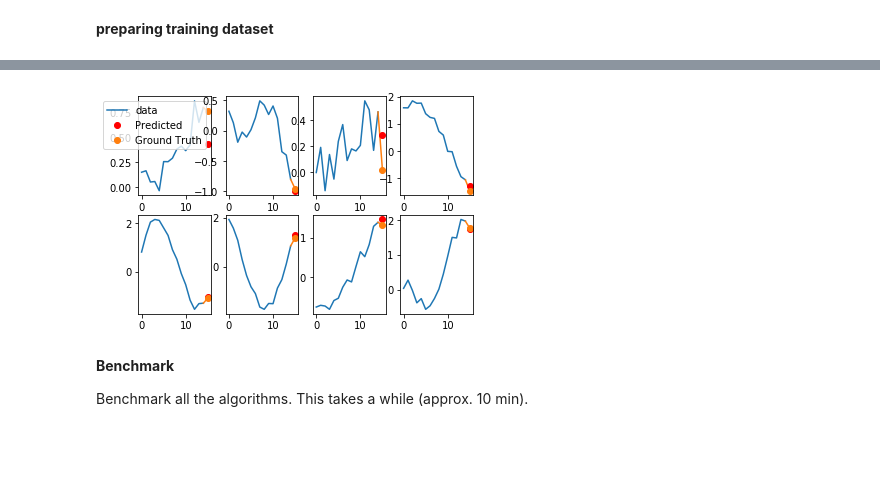
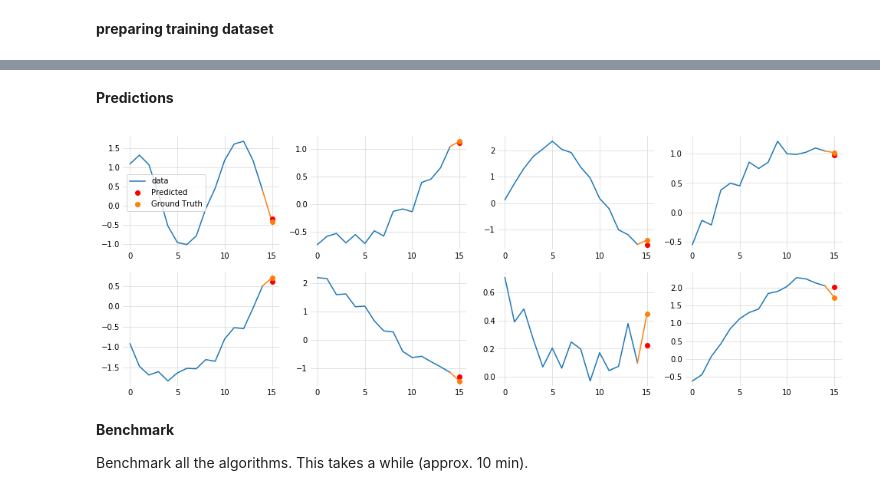
Before and after one commit to bivek2211/NLP, a Jupyter notebook: RNN prediction.ipynb, the cells around one changed output, grey strips where cells are left out. Saved outputs shown, nothing was run; the diff lists cells and outputs as text; code cells hidden in the pictures; blank space fills up the shorter version.

```diff
--- a/RNN prediction.ipynb
+++ b/RNN prediction.ipynb
@@ -307,15 +290,0 @@ The `ymax` argument was deprecated in Matplotlib 3.0 and will be removed in 3.2.
-# %%
-def picture_this_3(Yout_, evaldata, evallabels, seqlen):
-    subplot = 241
-    colors = plt.rcParams['axes.prop_cycle'].by_key()['color']
-    for i in range(8):
-        plt.subplot(subplot)
-        k = int(np.random.rand() * evaldata.shape[0])
-        l0, = plt.plot(evaldata[k, 1:], label="data")
-        plt.plot([seqlen-2, seqlen-1], evallabels[k, -2:])
-        l1, = plt.plot([seqlen-1], [Yout_[k]], "o", color="red", label='Predicted')
-        l2, = plt.plot([seqlen-1], [evallabels[k][-1]], "o", color=colors[1], label='Ground Truth')
-        if i==0:
-            plt.legend(handles=[l0, l1, l2])
-        subplot += 1
-    plt.show()
@@ -321,0 +318,11 @@ def picture_this_3(Yout_, evaldata, evallabels, seqlen):
+# %%
+# RNN model with loss computed on last N elements (RMSE: 0.163 after 10 epochs)
+model_layers_RNN_N = [
+    l.Reshape([SEQLEN, 1], input_shape=[SEQLEN,]), # [BATCHSIZE, SEQLEN, 1] is necessary for RNN model
+    l.GRU(RNN_CELLSIZE, return_sequences=True),
+    l.GRU(RNN_CELLSIZE, return_sequences=True), # output shape [BATCHSIZE, SEQLEN, RNN_CELLSIZE]
+    l.TimeDistributed(l.Dense(1)),              # output shape [BATCHSIZE, SEQLEN, 1]
+    l.Lambda(lambda x: x[:,-LAST_N:SEQLEN,0]) # last N item(s) in sequence: output shape [BATCHSIZE, LAST_N]
+]
+
+model_RNN_N = compile_keras_sequential_model(model_layers_RNN_N, 'RNN_N')
@@ -321,0 +350,10 @@ def picture_this_3(Yout_, evaldata, evallabels, seqlen):
+# %%
+# You can re-execute this cell to continue training
+
+NB_EPOCHS = 5      # number of times the data is repeated during training
+steps_per_epoch = DATA_LEN // SEQLEN // BATCHSIZE
+
+model = model_RNN_N # model to train: model_LINEAR, model_DNN, model_CNN, model_RNN, model_RNN_N
+train_ds = get_training_dataset(last_n=LAST_N) # use last_n=LAST_N for model_RNN_N
+
+history = model.fit(train_ds, steps_per_epoch=steps_per_epoch, epochs=NB_EPOCHS)
@@ -322,8 +396,13 @@ def picture_this_3(Yout_, evaldata, evallabels, seqlen):
+# %% [markdown]
+**Predictions**
 # %%
 # execute multiple times to see different sample sequences
-picture_this_3(Yout_, evaldata, evallabels, SEQLEN)
+subset = np.random.choice(DATA_LEN//SEQLEN, 8) # pick 8 eval sequences at random
+
+predictions = model.predict(evaldata[subset], steps=1) # prediction directly from numpy array
+picture_this_3(predictions[:,-1], evaldata[subset], evallabels[subset], SEQLEN)
 # %% [output]
-[figure, old version]
+[figure, new version]
 # %% [markdown]
 **Benchmark**
 
```
Also changed, not shown: parts of 40 cells of this notebook.
